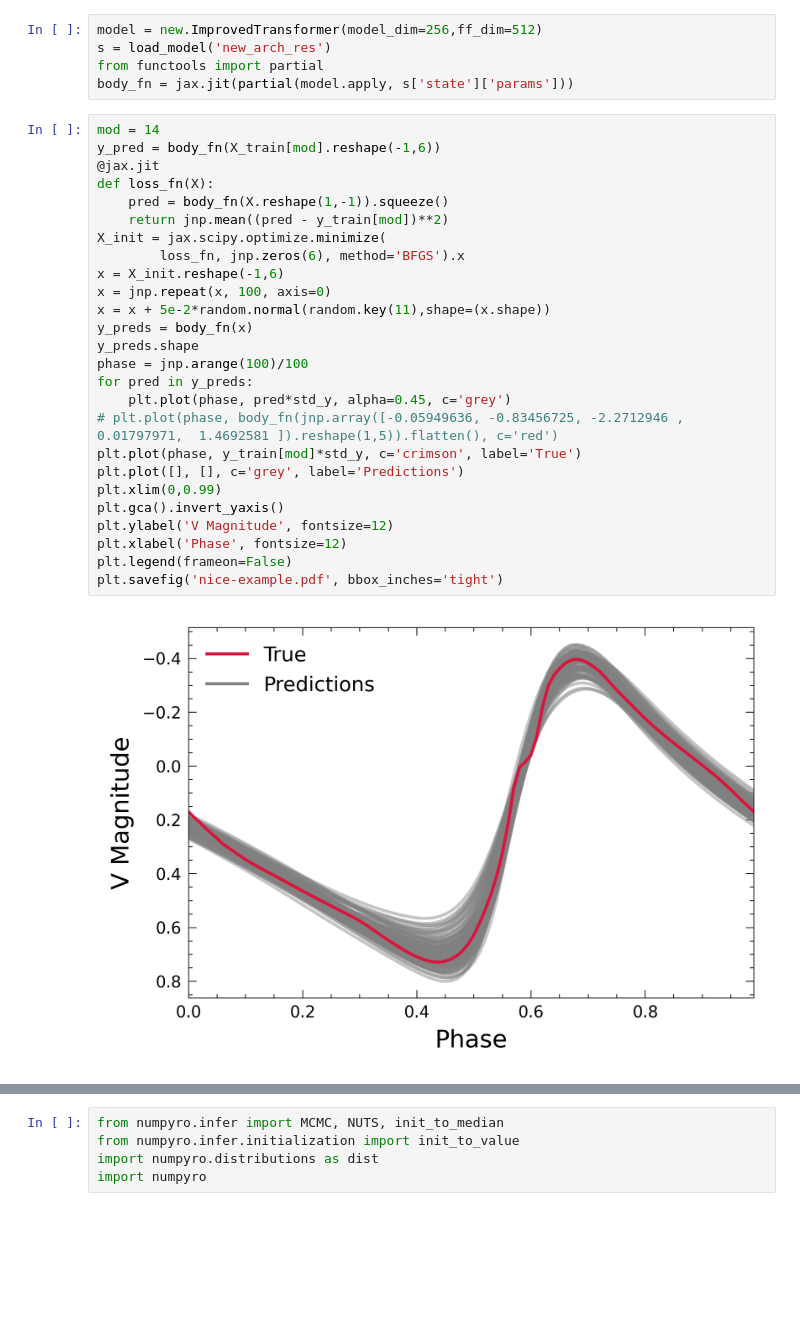
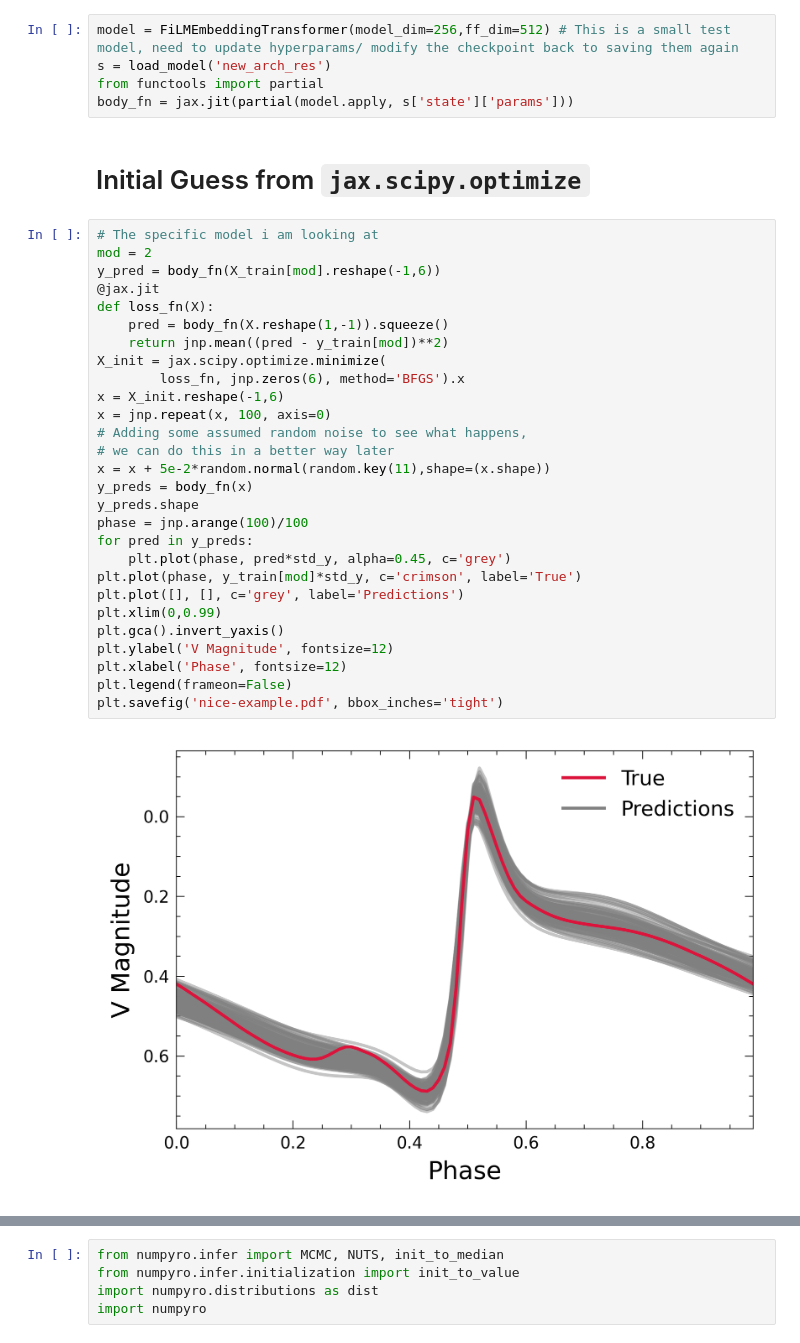
Before and after one commit to seIim/rsp-emulator, a Jupyter notebook: notebooks/fit_lc.ipynb, the cells around one changed output, grey strips where cells are left out. Cells and saved outputs as stored; diff of their text form; blank space fills up the shorter version.

```diff
--- a/notebooks/fit_lc.ipynb
+++ b/notebooks/fit_lc.ipynb
@@ -60,35 +64,39 @@ output_dim = y_train.shape[1]
 # %%
-model = new.ImprovedTransformer(model_dim=256,ff_dim=512)
+model = FiLMEmbeddingTransformer(model_dim=256,ff_dim=512) # This is a small test model, need to update hyperparams/ modify the checkpoint back to saving them again
 s = load_model('new_arch_res')
 from functools import partial
 body_fn = jax.jit(partial(model.apply, s['state']['params']))
+# %% [markdown]
+# Initial Guess from `jax.scipy.optimize`
 # %%
-mod = 14
+# The specific model i am looking at
+mod = 2
 y_pred = body_fn(X_train[mod].reshape(-1,6))
 @jax.jit
 def loss_fn(X):
     pred = body_fn(X.reshape(1,-1)).squeeze()
     return jnp.mean((pred - y_train[mod])**2)
 X_init = jax.scipy.optimize.minimize(
         loss_fn, jnp.zeros(6), method='BFGS').x
 x = X_init.reshape(-1,6)
 x = jnp.repeat(x, 100, axis=0)
+# Adding some assumed random noise to see what happens,
+# we can do this in a better way later
 x = x + 5e-2*random.normal(random.key(11),shape=(x.shape))
 y_preds = body_fn(x)
 y_preds.shape
 phase = jnp.arange(100)/100
 for pred in y_preds:
 	plt.plot(phase, pred*std_y, alpha=0.45, c='grey')
-# plt.plot(phase, body_fn(jnp.array([-0.05949636, -0.83456725, -2.2712946 ,  0.01797971,  1.4692581 ]).reshape(1,5)).flatten(), c='red')
 plt.plot(phase, y_train[mod]*std_y, c='crimson', label='True')
 plt.plot([], [], c='grey', label='Predictions')
 plt.xlim(0,0.99)
 plt.gca().invert_yaxis()
 plt.ylabel('V Magnitude', fontsize=12)
 plt.xlabel('Phase', fontsize=12)
 plt.legend(frameon=False)
 plt.savefig('nice-example.pdf', bbox_inches='tight')
 # %% [output]
-[figure, old version]
+[figure, new version]
 # %% [markdown]
 # Hamiltonian Monte Carlo
```
Also changed, not shown: parts of 9 cells of this notebook, 6 other files.
